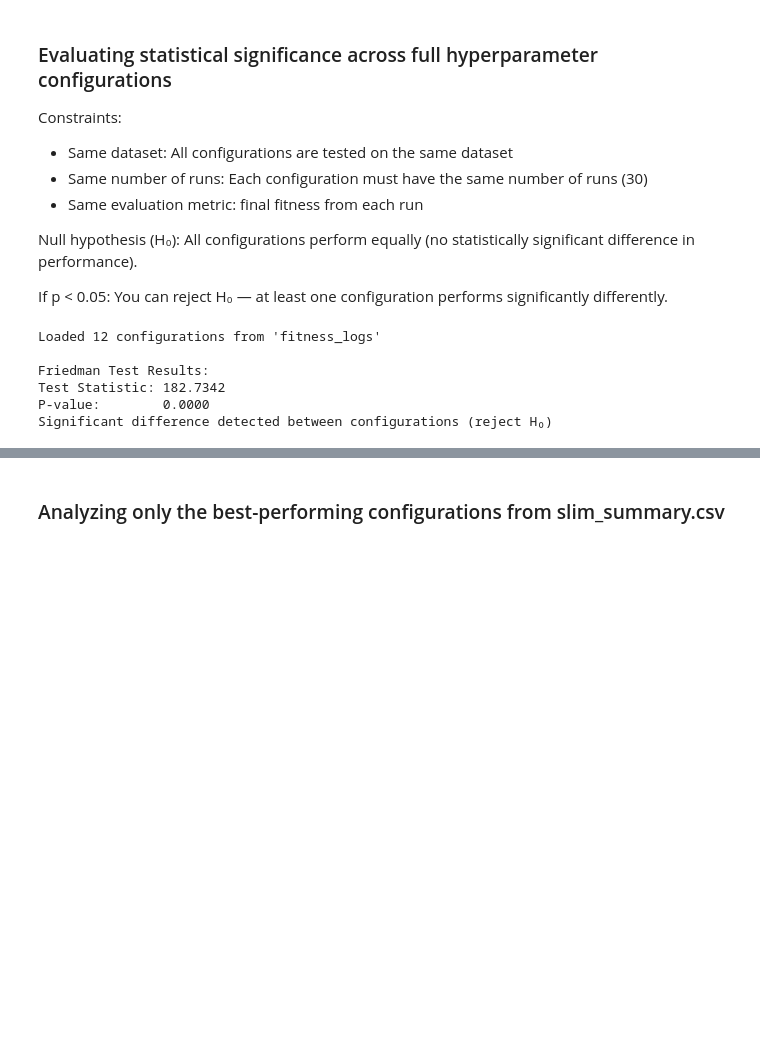
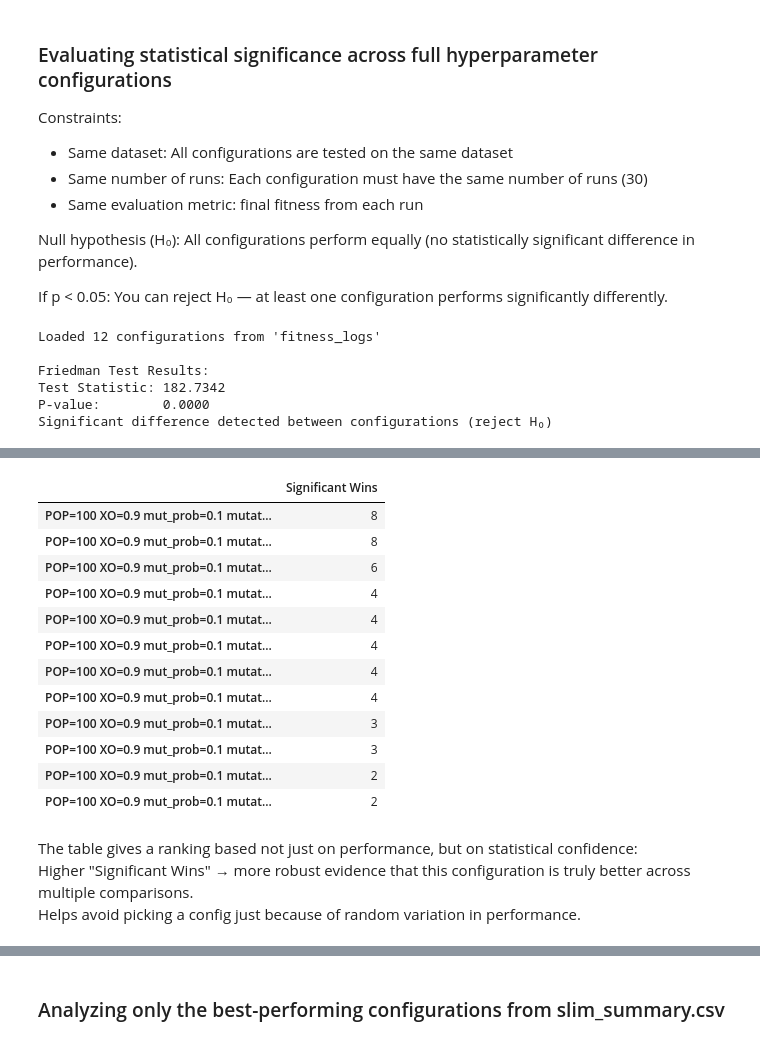
Before and after one commit to JuliaKarpienia/CIFO_project_groupA, a Jupyter notebook: evaluations.ipynb, the cells around one changed output, grey strips where cells are left out. Drawn from its saved outputs; the diff is of its cells as text; code cells hidden in the pictures; blank space fills up the shorter version.

```diff
--- a/evaluations.ipynb
+++ b/evaluations.ipynb
@@ -50,0 +80,20 @@ Significant difference detected between configurations (reject H₀)
+# %%
+summarize_significant_wins(posthoc_results)
+# %% [output]
+|  | Significant Wins |
+| POP=100 XO=0.9 mut_prob=0.1 mutat... | 8 |
+| POP=100 XO=0.9 mut_prob=0.1 mutat... | 8 |
+| POP=100 XO=0.9 mut_prob=0.1 mutat... | 6 |
+| POP=100 XO=0.9 mut_prob=0.1 mutat... | 4 |
+| POP=100 XO=0.9 mut_prob=0.1 mutat... | 4 |
+| POP=100 XO=0.9 mut_prob=0.1 mutat... | 4 |
+| POP=100 XO=0.9 mut_prob=0.1 mutat... | 4 |
+| POP=100 XO=0.9 mut_prob=0.1 mutat... | 4 |
+| POP=100 XO=0.9 mut_prob=0.1 mutat... | 3 |
+| POP=100 XO=0.9 mut_prob=0.1 mutat... | 3 |
+| POP=100 XO=0.9 mut_prob=0.1 mutat... | 2 |
+| POP=100 XO=0.9 mut_prob=0.1 mutat... | 2 |
+# %% [markdown]
+The table gives a ranking based not just on performance, but on statistical confidence:
+<br> Higher "Significant Wins" → more robust evidence that this configuration is truly better across multiple comparisons.
+<br> Helps avoid picking a config just because of random variation in performance.
```
Also changed, not shown: parts of 8 cells of this notebook, 1 other file.
